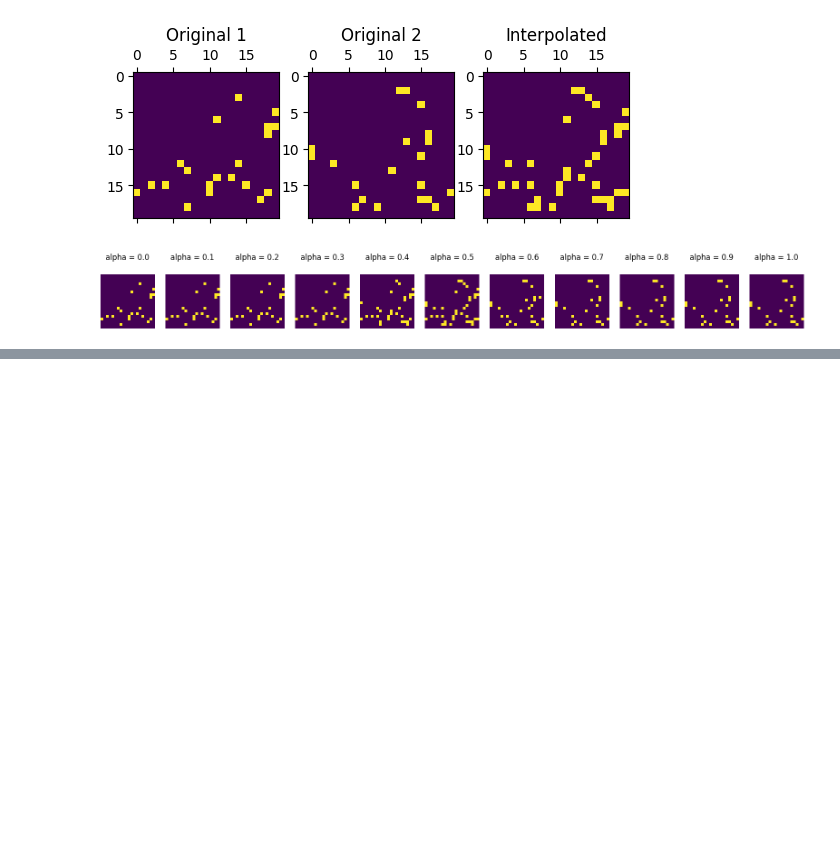
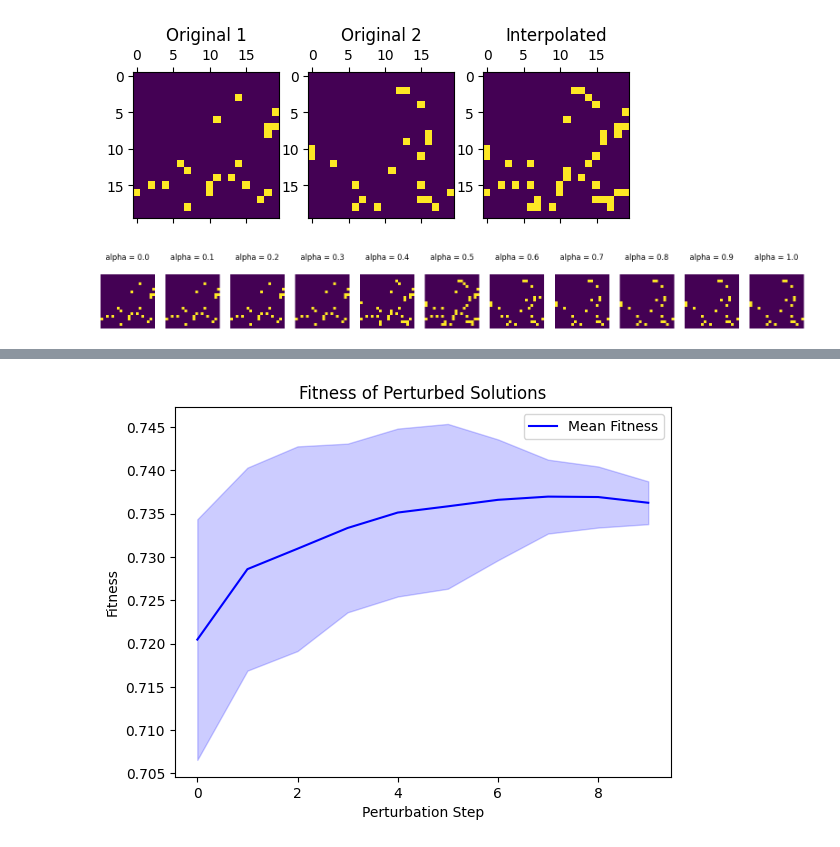
Before and after one commit to lucasmurray97/fireEncoder, a Jupyter notebook: src/experiments/homo_2/latent_space/latent_space_analysis_ccvae.ipynb, the cells around one changed output, grey strips where cells are left out. Saved outputs shown, nothing was run; the diff lists cells and outputs as text; code cells hidden in the pictures; blank space fills up the shorter version.

```diff
--- a/src/experiments/homo_2/latent_space/latent_space_analysis_ccvae.ipynb
+++ b/src/experiments/homo_2/latent_space/latent_space_analysis_ccvae.ipynb
@@ -387,0 +371,45 @@ plt.show()
+# %%
+x, r = train_dataset[np.argmax(burned_r)]
+mu, log_sigma = model.encode(x.unsqueeze(0))
+x_, r_ = train_dataset[np.argmin(burned_r)]
+mu_, log_sigma_ = model.encode(x_.unsqueeze(0))
+
+
+noise_size = 1e-2
+step = 1e1
+n_steps = 10
+n_reps = 50
+# Compute direction between max and min
+direction = mu[:, :128] - mu_[:, :128]
+direction /= torch.norm(direction)
+# Generate very small gaussian noise of the same size as mu
+noise = torch.randn_like(mu[:, :128]) * noise_size
+
+fitnesses = np.zeros((n_reps, n_steps))
+for j in tqdm(range(n_reps)):
+    # pick a random point in the val set
+    i = random.randint(0, len(train_dataset))
+    x, r = train_dataset[i]
+    start_mu, _ = model.encode(x.unsqueeze(0))
+
+    for i in range(n_steps):
+        perturbation = torch.zeros_like(start_mu)
+        perturbation[:, :128] = start_mu[:, :128] + i * direction * step + noise * (i > 0)
+        fitness = calc_fitness(model, perturbation.unsqueeze(0))
+        fitnesses[j, i] = fitness
+# %%
+# Get the mean and std of the fitnesses
+mean_fitness = np.mean(fitnesses, axis=0)
+std_fitness = np.std(fitnesses, axis=0)
+# %%
+# Plot mean and std fitnesses
+plt.plot(mean_fitness, label='Mean Fitness', color='blue')
+plt.fill_between(range(n_steps), mean_fitness - std_fitness, mean_fitness + std_fitness, color='blue', alpha=0.2)
+plt.title('Fitness of Perturbed Solutions')
+plt.xlabel('Perturbation Step')
+plt.ylabel('Fitness')
+plt.legend()
+
+plt.show()
+# %% [output]
+[figure, added]
```
Also changed, not shown: parts of 8 cells of this notebook, 5 other files.
